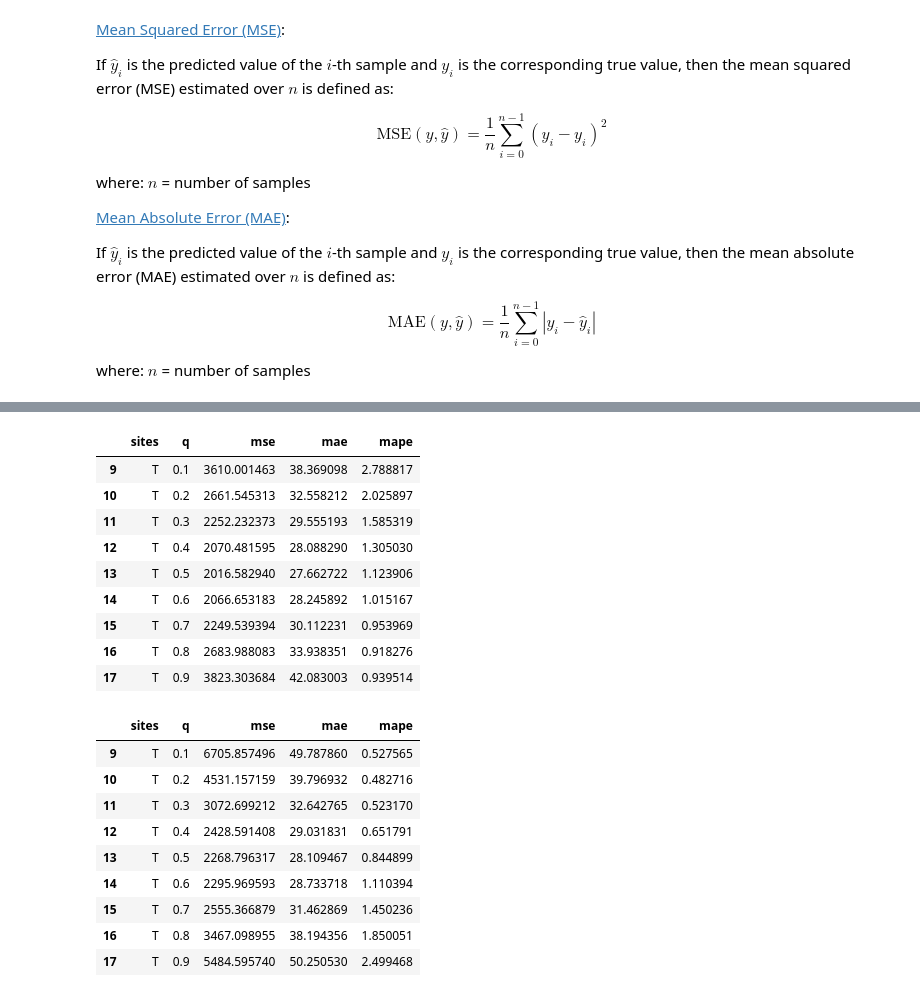
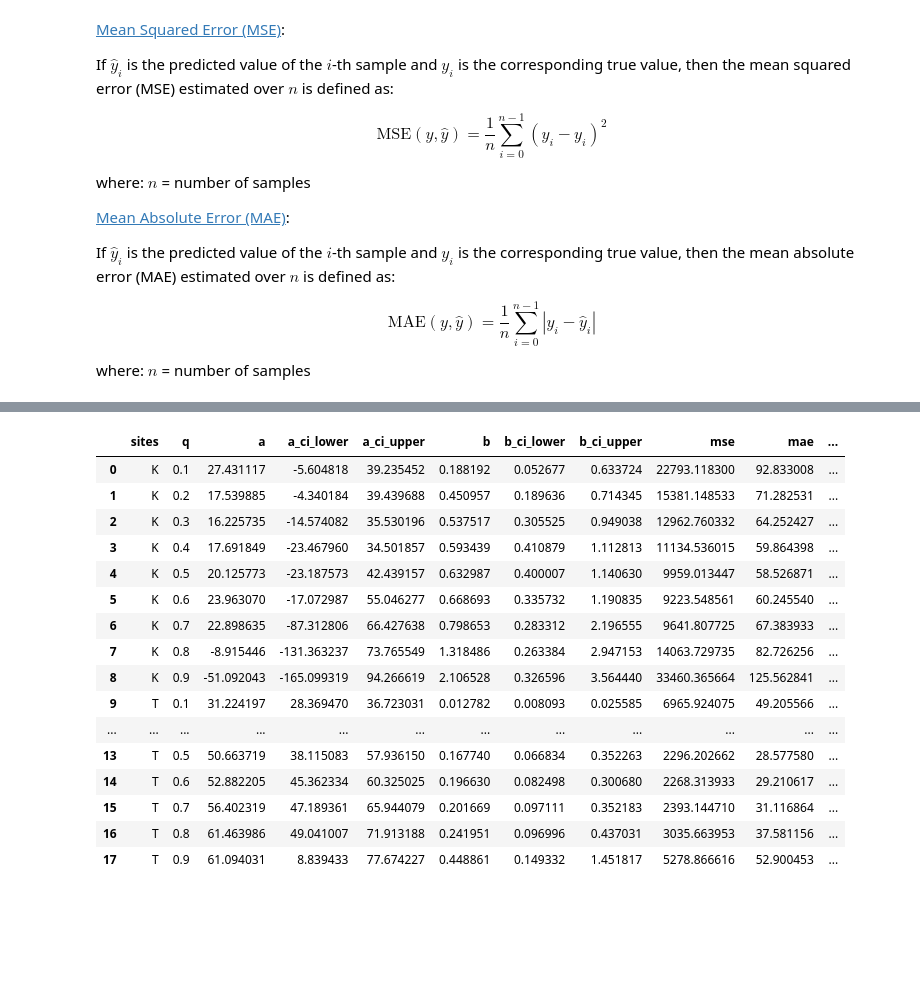
Before and after one commit to Guankuiliu/deepQMRN, a Jupyter notebook: 01 Growth Model.ipynb, the cells around one changed output, grey strips where cells are left out. Cells and saved outputs as stored; diff of their text form; code cells hidden in the pictures; blank space fills up the shorter version.

```diff
--- a/01 Growth Model.ipynb
+++ b/01 Growth Model.ipynb
@@ -371,26 +447,20 @@ qegm_data
-# %%
-qgagm_data
-# %% [output]
-|  | sites | q | mse | mae | mape |
-| 9 | T | 0.1 | 3610.001463 | 38.369098 | 2.788817 |
-| 10 | T | 0.2 | 2661.545313 | 32.558212 | 2.025897 |
-| 11 | T | 0.3 | 2252.232373 | 29.555193 | 1.585319 |
-| 12 | T | 0.4 | 2070.481595 | 28.088290 | 1.305030 |
-| 13 | T | 0.5 | 2016.582940 | 27.662722 | 1.123906 |
-| 14 | T | 0.6 | 2066.653183 | 28.245892 | 1.015167 |
-| 15 | T | 0.7 | 2249.539394 | 30.112231 | 0.953969 |
-| 16 | T | 0.8 | 2683.988083 | 33.938351 | 0.918276 |
-| 17 | T | 0.9 | 3823.303684 | 42.083003 | 0.939514 |
-# %%
-deepqgm_data
-# %% [output]
-|  | sites | q | mse | mae | mape |
-| 9 | T | 0.1 | 6705.857496 | 49.787860 | 0.527565 |
-| 10 | T | 0.2 | 4531.157159 | 39.796932 | 0.482716 |
-| 11 | T | 0.3 | 3072.699212 | 32.642765 | 0.523170 |
-| 12 | T | 0.4 | 2428.591408 | 29.031831 | 0.651791 |
-| 13 | T | 0.5 | 2268.796317 | 28.109467 | 0.844899 |
-| 14 | T | 0.6 | 2295.969593 | 28.733718 | 1.110394 |
-| 15 | T | 0.7 | 2555.366879 | 31.462869 | 1.450236 |
-| 16 | T | 0.8 | 3467.098955 | 38.194356 | 1.850051 |
-| 17 | T | 0.9 | 5484.595740 | 50.250530 | 2.499468 |
+# %%
+QEGM_df
+# %% [output]
+|  | sites | q | a | a_ci_lower | a_ci_upper | b | b_ci_lower | b_ci_upper | mse | mae | ... |
+| 0 | K | 0.1 | 27.431117 | -5.604818 | 39.235452 | 0.188192 | 0.052677 | 0.633724 | 22793.118300 | 92.833008 | ... |
+| 1 | K | 0.2 | 17.539885 | -4.340184 | 39.439688 | 0.450957 | 0.189636 | 0.714345 | 15381.148533 | 71.282531 | ... |
+| 2 | K | 0.3 | 16.225735 | -14.574082 | 35.530196 | 0.537517 | 0.305525 | 0.949038 | 12962.760332 | 64.252427 | ... |
+| 3 | K | 0.4 | 17.691849 | -23.467960 | 34.501857 | 0.593439 | 0.410879 | 1.112813 | 11134.536015 | 59.864398 | ... |
+| 4 | K | 0.5 | 20.125773 | -23.187573 | 42.439157 | 0.632987 | 0.400007 | 1.140630 | 9959.013447 | 58.526871 | ... |
+| 5 | K | 0.6 | 23.963070 | -17.072987 | 55.046277 | 0.668693 | 0.335732 | 1.190835 | 9223.548561 | 60.245540 | ... |
+| 6 | K | 0.7 | 22.898635 | -87.312806 | 66.427638 | 0.798653 | 0.283312 | 2.196555 | 9641.807725 | 67.383933 | ... |
+| 7 | K | 0.8 | -8.915446 | -131.363237 | 73.765549 | 1.318486 | 0.263384 | 2.947153 | 14063.729735 | 82.726256 | ... |
+| 8 | K | 0.9 | -51.092043 | -165.099319 | 94.266619 | 2.106528 | 0.326596 | 3.564440 | 33460.365664 | 125.562841 | ... |
+| 9 | T | 0.1 | 31.224197 | 28.369470 | 36.723031 | 0.012782 | 0.008093 | 0.025585 | 6965.924075 | 49.205566 | ... |
+| ... | ... | ... | ... | ... | ... | ... | ... | ... | ... | ... | ... |
+| 13 | T | 0.5 | 50.663719 | 38.115083 | 57.936150 | 0.167740 | 0.066834 | 0.352263 | 2296.202662 | 28.577580 | ... |
+| 14 | T | 0.6 | 52.882205 | 45.362334 | 60.325025 | 0.196630 | 0.082498 | 0.300680 | 2268.313933 | 29.210617 | ... |
+| 15 | T | 0.7 | 56.402319 | 47.189361 | 65.944079 | 0.201669 | 0.097111 | 0.352183 | 2393.144710 | 31.116864 | ... |
+| 16 | T | 0.8 | 61.463986 | 49.041007 | 71.913188 | 0.241951 | 0.096996 | 0.437031 | 3035.663953 | 37.581156 | ... |
+| 17 | T | 0.9 | 61.094031 | 8.839433 | 77.674227 | 0.448861 | 0.149332 | 1.451817 | 5278.866616 | 52.900453 | ... |
```
Also changed, not shown: parts of 12 cells of this notebook, 41 other files.
